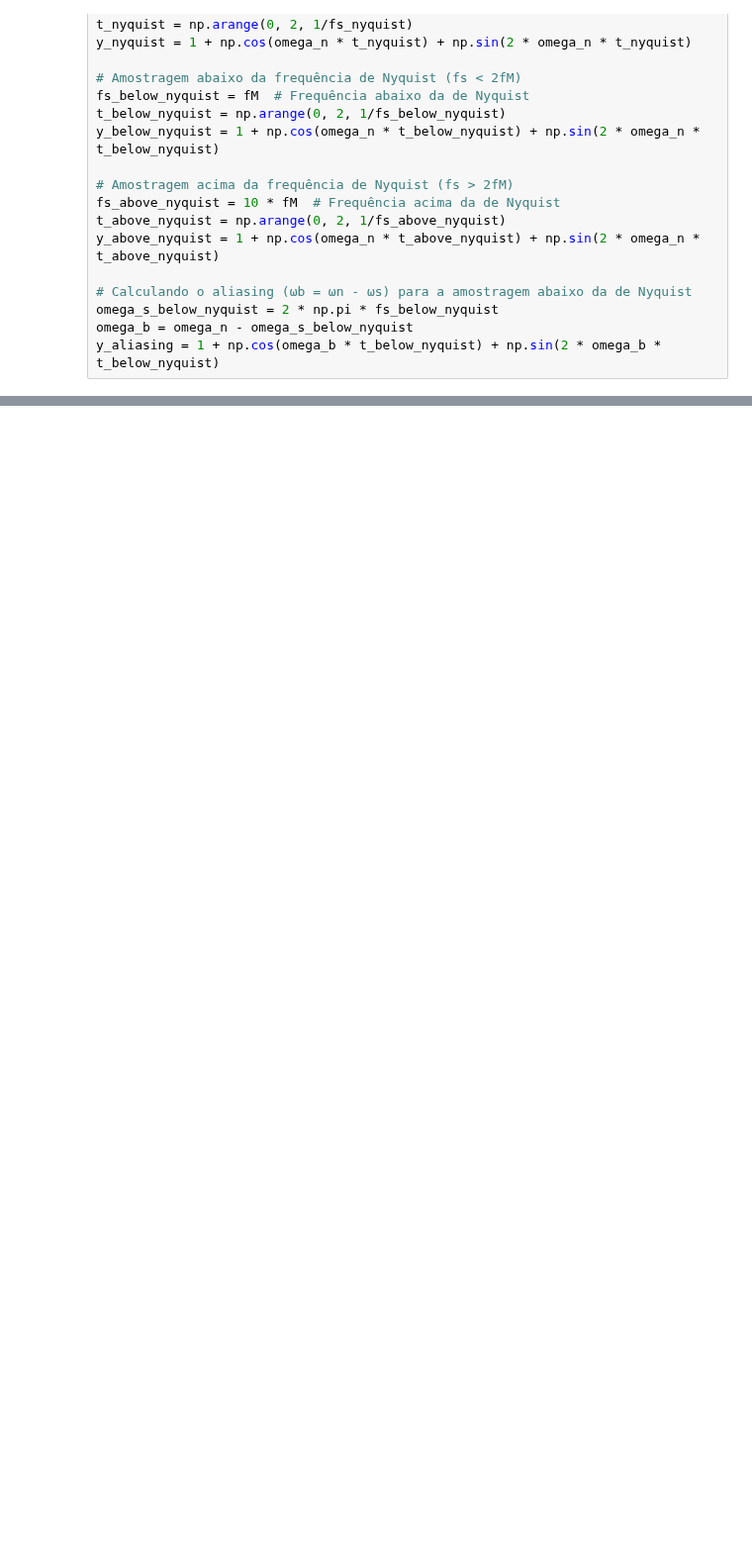
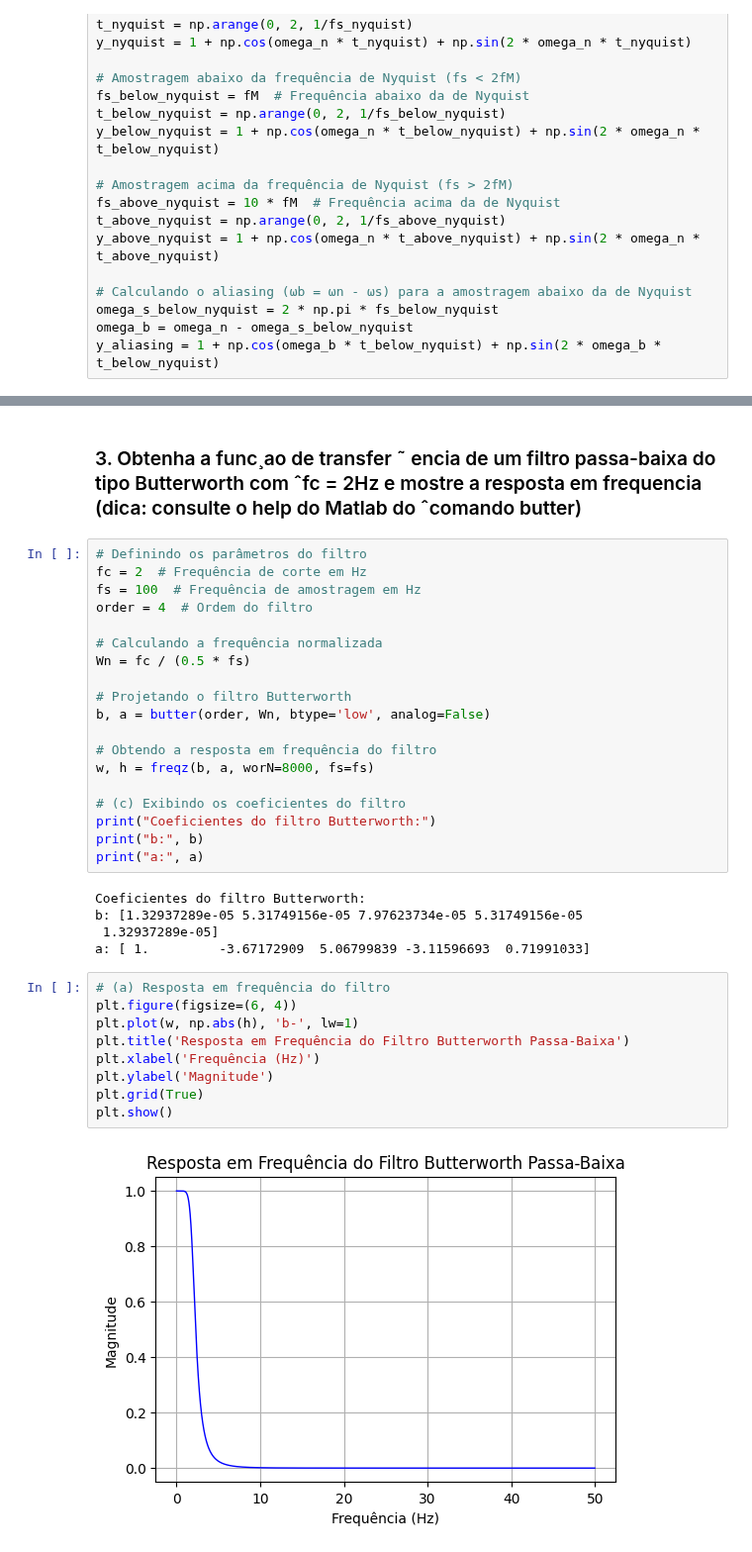
Before and after one commit to SKaiquelima/advanced-control, a Jupyter notebook: DigitalCtrl/Class2/exec2.ipynb, the cells around one changed output, grey strips where cells are left out. Shown at 99% size. Saved outputs shown, nothing was run; the diff lists cells and outputs as text; blank space fills up the shorter version.

```diff
--- a/DigitalCtrl/Class2/exec2.ipynb
+++ b/DigitalCtrl/Class2/exec2.ipynb
@@ -161,0 +307,37 @@ plt.show()
+# %% [markdown]
+### 3. Obtenha a func¸ao de transfer ˜ encia de um filtro passa-baixa do tipo Butterworth com ˆfc = 2Hz e mostre a resposta em frequencia (dica: consulte o help do Matlab do ˆcomando butter)
+# %%
+# Definindo os parâmetros do filtro
+fc = 2  # Frequência de corte em Hz
+fs = 100  # Frequência de amostragem em Hz
+order = 4  # Ordem do filtro
+
+# Calculando a frequência normalizada
+Wn = fc / (0.5 * fs)
+
+# Projetando o filtro Butterworth
+b, a = butter(order, Wn, btype='low', analog=False)
+
+# Obtendo a resposta em frequência do filtro
+w, h = freqz(b, a, worN=8000, fs=fs)
+
+# (c) Exibindo os coeficientes do filtro
+print("Coeficientes do filtro Butterworth:")
+print("b:", b)
+print("a:", a)
+# %% [output]
+Coeficientes do filtro Butterworth:
+b: [1.32937289e-05 5.31749156e-05 7.97623734e-05 5.31749156e-05
+ 1.32937289e-05]
+a: [ 1.         -3.67172909  5.06799839 -3.11596693  0.71991033]
+# %%
+# (a) Resposta em frequência do filtro
+plt.figure(figsize=(6, 4))
+plt.plot(w, np.abs(h), 'b-', lw=1)
+plt.title('Resposta em Frequência do Filtro Butterworth Passa-Baixa')
+plt.xlabel('Frequência (Hz)')
+plt.ylabel('Magnitude')
+plt.grid(True)
+plt.show()
+# %% [output]
+[figure, added]
```
Also changed, not shown: parts of 14 cells of this notebook.
